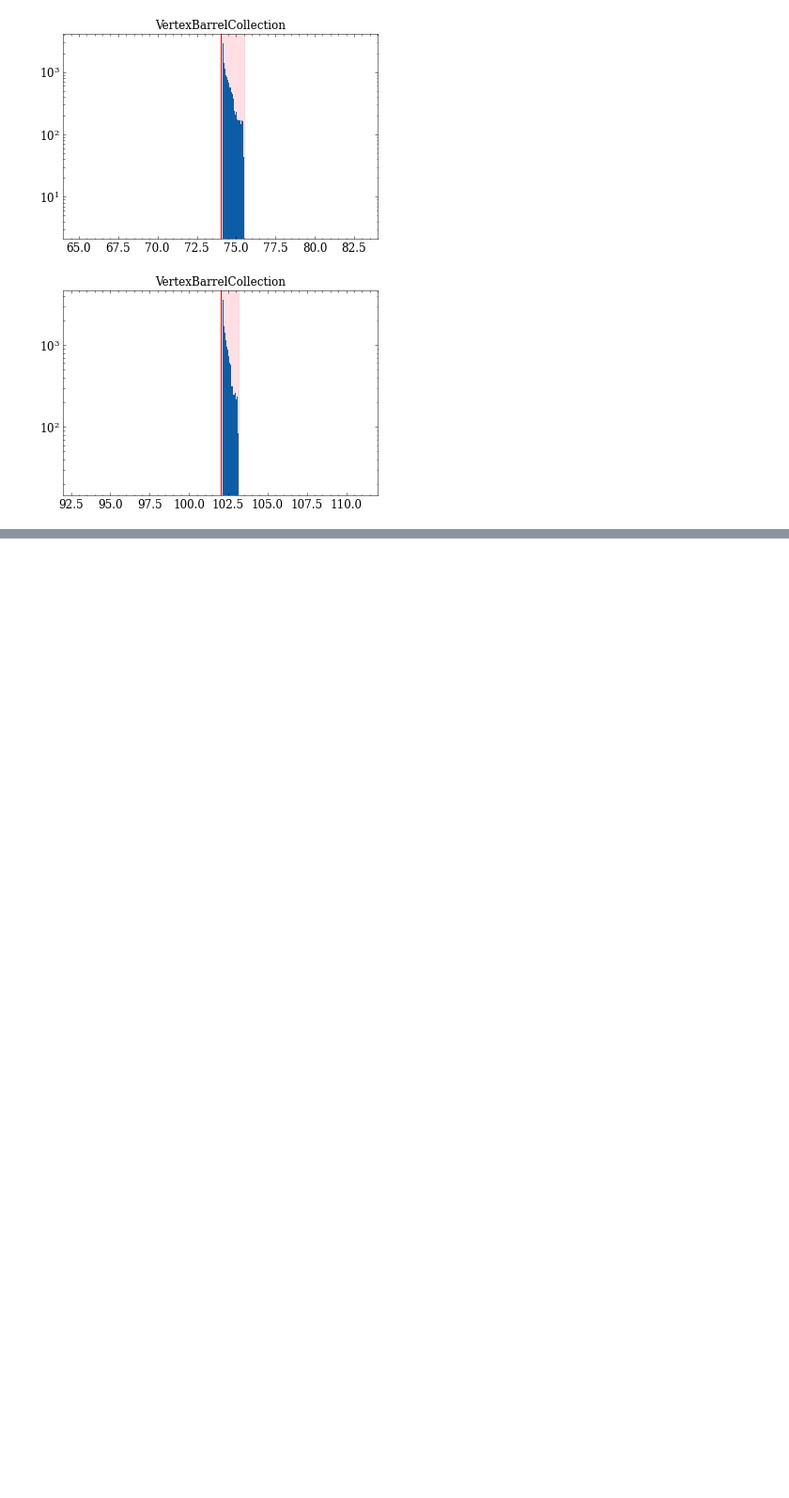
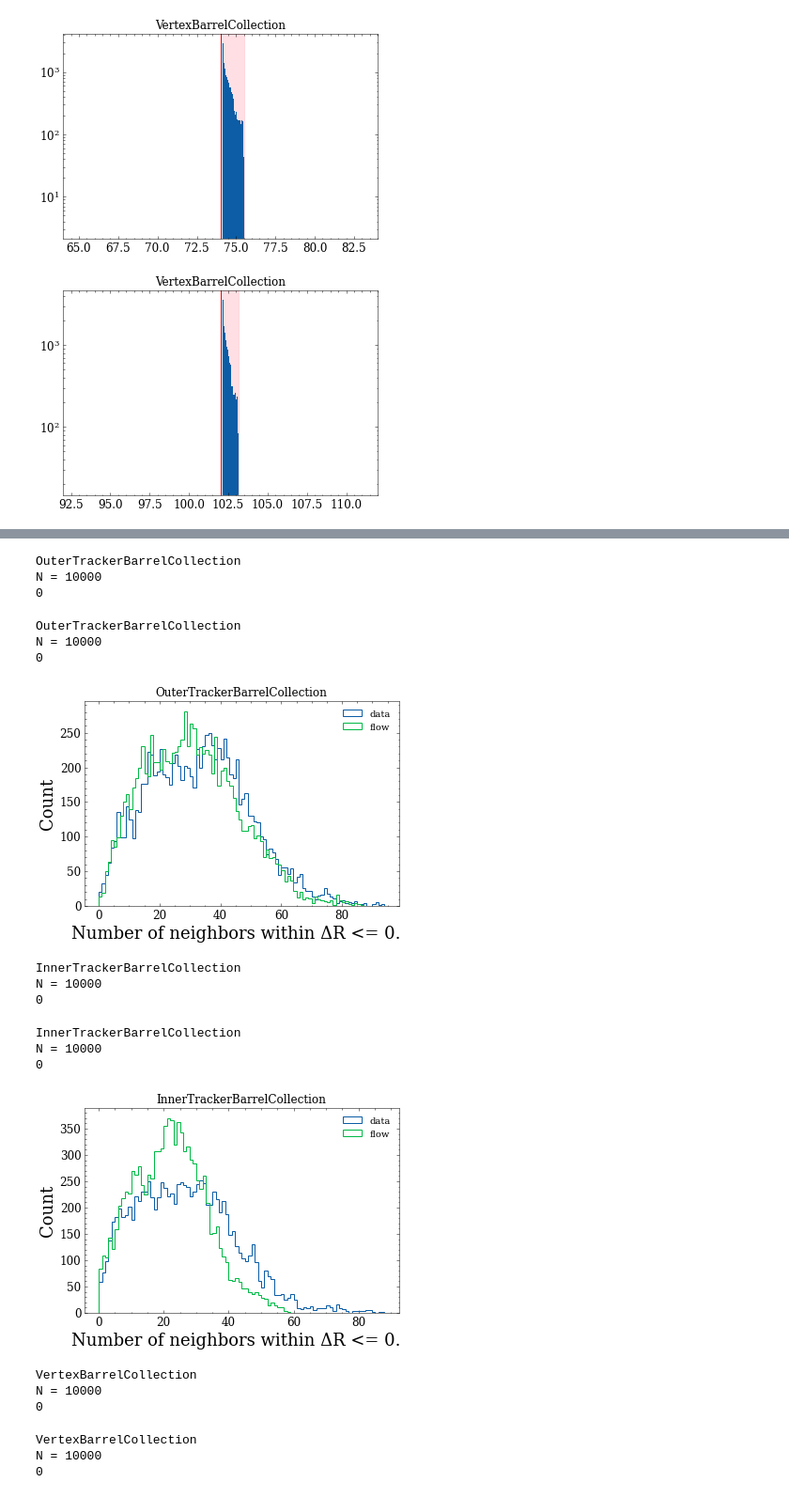
Before and after one commit to rmastand/fast_tracker_BIBgen_mucoll, a Jupyter notebook: get_radius_bounds.ipynb, the cells around one changed output, grey strips where cells are left out. Shown at 94% size. Cells and saved outputs as stored; diff of their text form; code cells hidden in the pictures; blank space fills up the shorter version.

```diff
--- a/get_radius_bounds.ipynb
+++ b/get_radius_bounds.ipynb
@@ -214,0 +292,49 @@ N = 100000
+# %%
+
+paths = {
+"OuterTrackerBarrelCollection":"/pscratch/sd/r/rmastand/muon_collider/npys/flow_samples/OuterTrackerBarrelCollection_NCSF_OTBC_S_2048.npy",
+    "InnerTrackerBarrelCollection":"/pscratch/sd/r/rmastand/muon_collider/npys/flow_samples/InnerTrackerBarrelCollection_NCSF_ITBC_S_2048.npy",
+    "VertexBarrelCollection":"/pscratch/sd/r/rmastand/muon_collider/npys/flow_samples/VertexBarrelCollection_NCSF_VBC_S_2048.npy",
+}
+for col_name in data_dict.keys():
+
+    neighbor_counts_data = get_delta_R_neighbors(data_dict[col_name], 0.1, 10000)
+
+
+    a = np.load(paths[col_name])
+    neighbor_counts_flow = get_delta_R_neighbors(a, 0.1, 10000)
+
+    max_val0 = np.max(neighbor_counts_data)
+    max_val1 = np.max(neighbor_counts_flow)
+    max_val = np.max([max_val0, max_val1])
+
+
+    plt.figure()
+    plt.hist(neighbor_counts_data, bins=np.arange(0, max_val, 1), histtype = "step", label = "data")
+    plt.hist(neighbor_counts_flow, bins=np.arange(0, max_val, 1), histtype = "step", label = "flow")
+    plt.legend()
+    plt.xlabel("Number of neighbors within ΔR <= 0.1")
+    plt.ylabel("Count")
+    plt.title(col_name)
+    plt.show()
+# %% [output]
+OuterTrackerBarrelCollection
+N = 10000
+0
+OuterTrackerBarrelCollection
+N = 10000
+0
+[figure, added]
+InnerTrackerBarrelCollection
+N = 10000
+0
+InnerTrackerBarrelCollection
+N = 10000
+0
+[figure, added]
+VertexBarrelCollection
+N = 10000
+0
+VertexBarrelCollection
+N = 10000
+0
```
Also changed, not shown: parts of 3 cells of this notebook, 1 other file.
